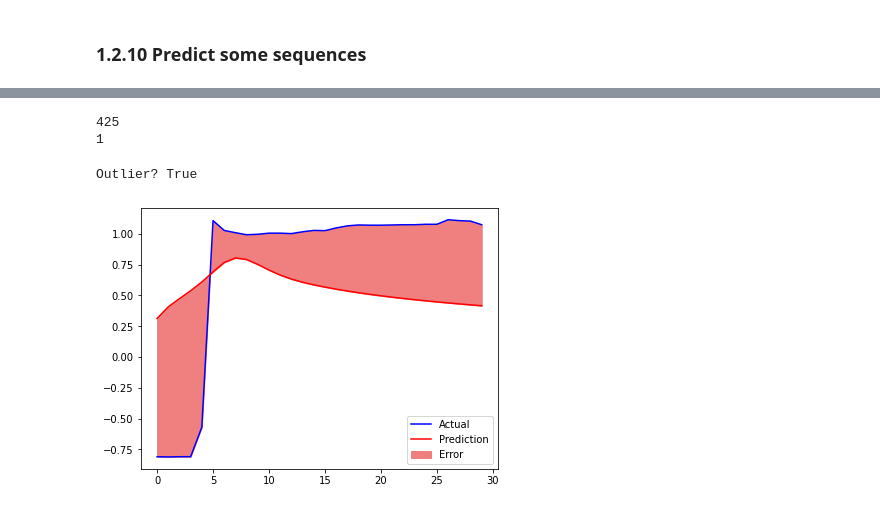
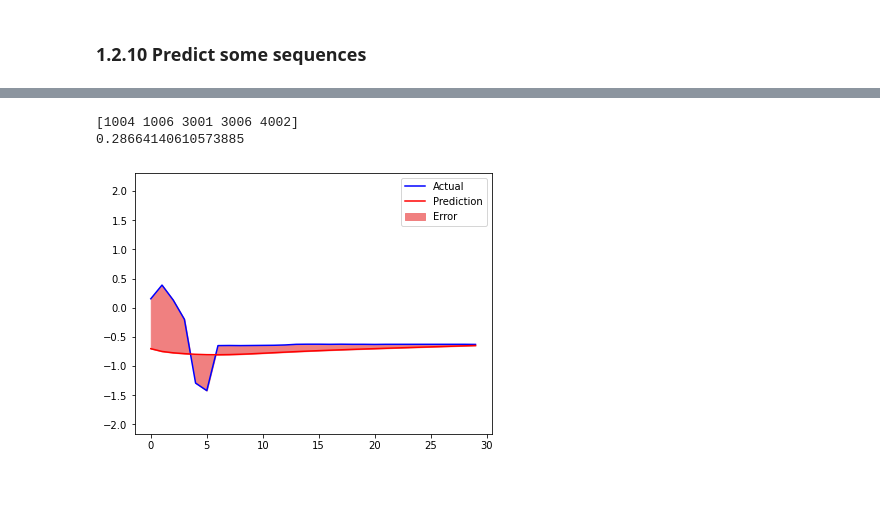
Before and after one commit to alfredoaloi/deep-learning-project, a Jupyter notebook: task_2.ipynb, the cells around one changed output, grey strips where cells are left out. Saved outputs shown, nothing was run; the diff lists cells and outputs as text; code cells hidden in the pictures.

```diff
--- a/task_2.ipynb
+++ b/task_2.ipynb
@@ -485,13 +468,15 @@ plt.show()
 # %%
-test_data = pd.read_csv('dataset_task_2/test.csv', nrows=100000)
-test_data = test_data.drop(labels=['timestamp', 'tsDate'], axis=1)
+original_test_data = pd.read_csv('dataset_task_2/test.csv')
+test_data = original_test_data.drop(labels=['timestamp', 'tsDate'], axis=1)
 
 test_data.x = x_scaler.transform(np.reshape(test_data.x.to_numpy(), (-1, 1)))
 test_data.y = y_scaler.transform(np.reshape(test_data.y.to_numpy(), (-1, 1)))
 test_data.z = z_scaler.transform(np.reshape(test_data.z.to_numpy(), (-1, 1)))
 test_data.heartRate = heart_rate_scaler.transform(np.reshape(test_data.heartRate.to_numpy(), (-1, 1)))
 
-test_features = get_features(test_data, window_size=WINDOW_SIZE, window_shift=WINDOW_SHIFT)
+patients = []
+for patient in test_data.patient.unique():
+    patients.append(get_features(test_data[test_data.patient == patient], window_size=WINDOW_SIZE, window_shift=WINDOW_SHIFT))
 
 test_data
 # %% [output]
@@ -511,4 +496,5 @@ test_data
 # %%
-print(len(test_features))
-test_features_pred = vae.predict(test_features, verbose=1)
+test_features_pred = []
+for patient in range(len(test_data.patient.unique())):
+    test_features_pred.append(vae.predict(patients[patient], verbose=1))
 # %% [output]
@@ -517,33 +506,23 @@ test_features_pred = vae.predict(test_features, verbose=1)
 # %%
-test_loss = np.mean(np.mean(np.abs(test_features_pred - test_features), axis=2), axis=1)
-predictions = math.less(threshold, test_loss)
-
-count = 0
-for i in range(len(predictions)):
-    if predictions[i]:
-        count += 1
-        print(i)
-        break
-
-print(count)
-
-for i in range(425, 471):
-    if not predictions[i]:
-        print('torto')
+test_loss = []
+for patient in range(len(test_data.patient.unique())):
+    test_loss.append(np.mean(np.mean(np.abs(test_features_pred[patient] - patients[patient]), axis=2), axis=1))
-# %% [output]
-425
-1
 # %%
-index = 470
+print(test_data.patient.unique())
+#da vedere setenerlo o no
 
-print(f'Outlier? {predictions[index]}')
-actual = pd.DataFrame(test_features[index], columns=['x', 'y', 'z', 'heartRate'])
-prediction = pd.DataFrame(test_features_pred[index], columns=['x', 'y', 'z', 'heartRate'])
+index = 9
+
+print(test_loss[0][index])
+actual = pd.DataFrame(patients[0][index], columns=['x', 'y', 'z', 'heartRate'])
+prediction = pd.DataFrame(test_features_pred[0][index], columns=['x', 'y', 'z', 'heartRate'])
 plt.plot(actual.x, 'b', label='Actual')
 plt.plot(prediction.x, 'r', label='Prediction')
 plt.fill_between(np.arange(actual.shape[0]), prediction.x, actual.x, color='lightcoral', label='Error')
+plt.ylim(min(test_data.x), max(test_data.x))
 plt.legend()
 plt.show()
 # %% [output]
-Outlier? True
+[1004 1006 3001 3006 4002]
+0.28664140610573885
-[figure, old version]
+[figure, new version]
```
Also changed, not shown: parts of 15 cells of this notebook, 1 other file.
